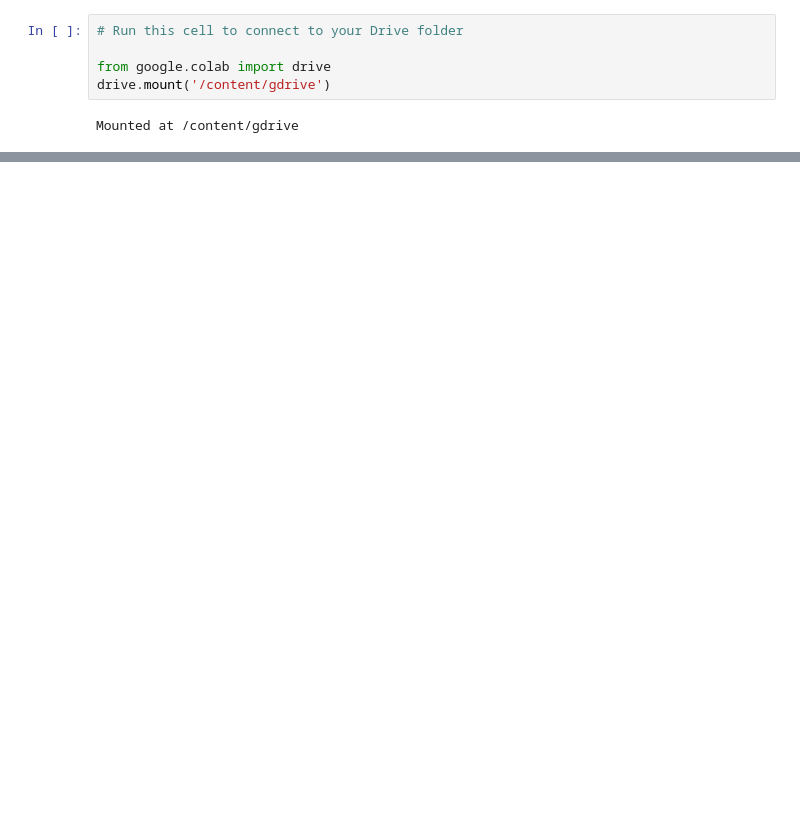
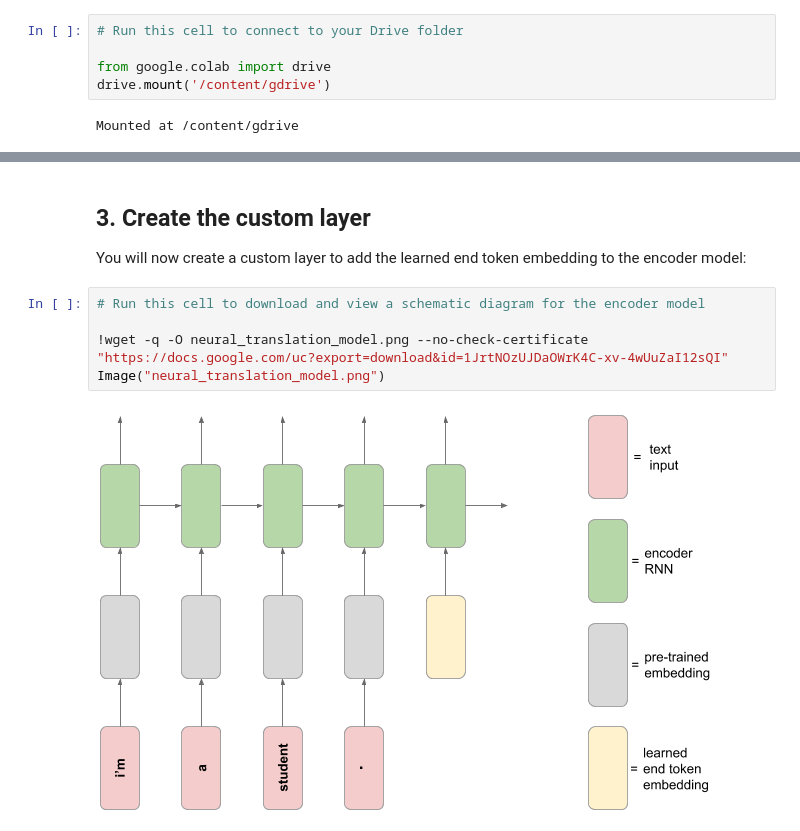
Before and after one commit to nicoaira/getting_started_with_Tensorflow2.0, a Jupyter notebook: Capstone_Project.ipynb, the cells around one changed output, grey strips where cells are left out. Cells and saved outputs as stored; diff of their text form; blank space fills up the shorter version.

```diff
--- a/Capstone_Project.ipynb
+++ b/Capstone_Project.ipynb
@@ -463,0 +265,10 @@ Accuracy:89.37%
+# %% [markdown]
+## 3. Create the custom layer
+You will now create a custom layer to add the learned end token embedding to the encoder model:
+# %%
+# Run this cell to download and view a schematic diagram for the encoder model
+
+!wget -q -O neural_translation_model.png --no-check-certificate "https://docs.google.com/uc?export=download&id=1JrtNOzUJDaOWrK4C-xv-4wUuZaI12sQI"
+Image("neural_translation_model.png")
+# %% [output]
+[figure, added]
```
Also changed, not shown: parts of 104 cells of this notebook.
